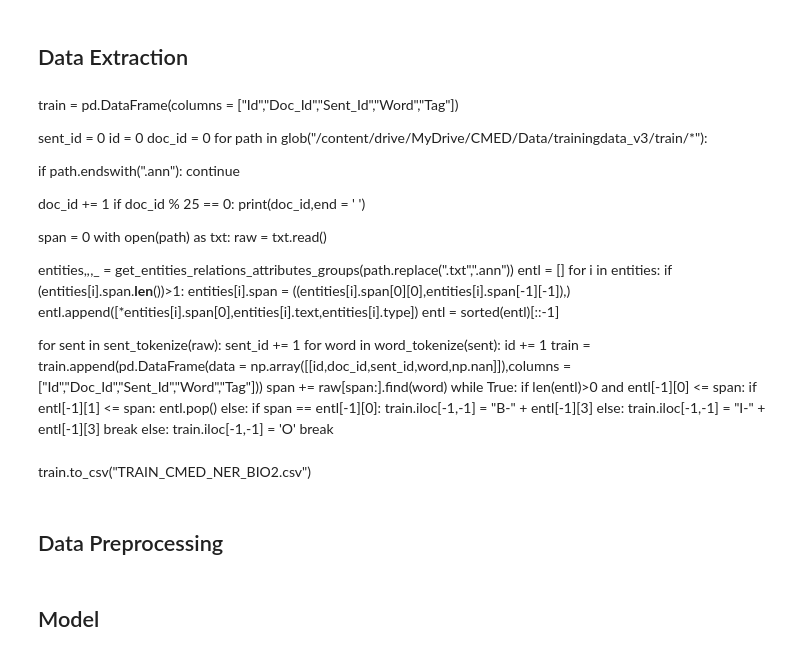
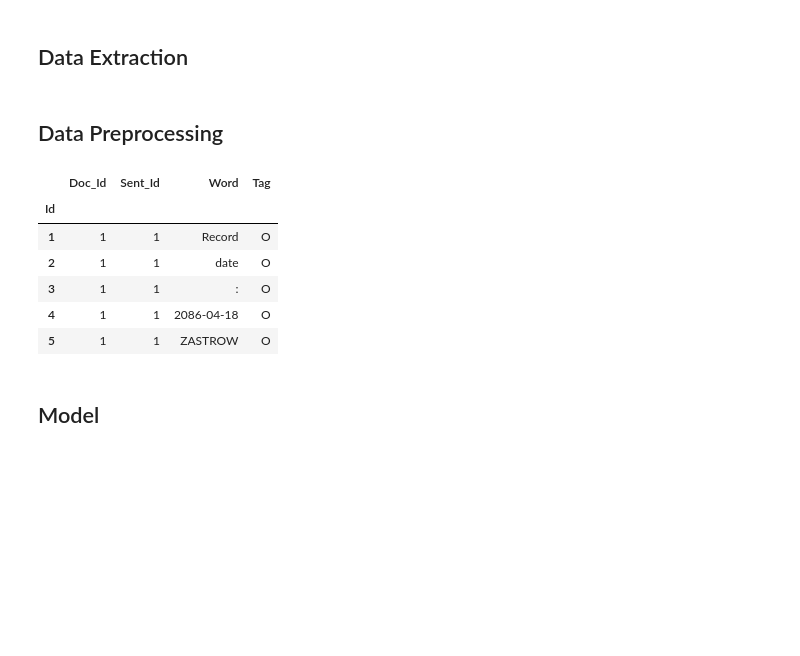
Before and after one commit to amansinha09/nncc, a Jupyter notebook: TASK_1_NER_TRAINING.ipynb, the cells around one changed output. Cells and saved outputs as stored; diff of their text form; code cells hidden in the pictures; blank space fills up the shorter version.

```diff
--- a/TASK_1_NER_TRAINING.ipynb
+++ b/TASK_1_NER_TRAINING.ipynb
@@ -44,51 +51,3 @@ drive.mount('/content/drive')
 # Task 1: NER
 # %% [markdown]
 ## Data Extraction
-# %% [markdown]
-train = pd.DataFrame(columns = ["Id","Doc_Id","Sent_Id","Word","Tag"])
-
-sent_id = 0
-id = 0
-doc_id = 0
-for path in glob("/content/drive/MyDrive/CMED/Data/trainingdata_v3/train/*"):
-
-  if path.endswith(".ann"):
-    continue
-
-  doc_id += 1
-  if doc_id % 25 == 0:
-    print(doc_id,end = ' ')
-
-  span = 0
-  with open(path) as txt:
-    raw = txt.read()
-
-  entities,_,_,_ = get_entities_relations_attributes_groups(path.replace(".txt",".ann"))
-  entl = []
-  for i in entities:
-    if (entities[i].span.__len__())>1:
-      entities[i].span = ((entities[i].span[0][0],entities[i].span[-1][-1]),)
-    entl.append([*entities[i].span[0],entities[i].text,entities[i].type])
-  entl = sorted(entl)[::-1]
-
-  for sent in sent_tokenize(raw):
-    sent_id += 1
-    for word in word_tokenize(sent):
-      id += 1
-      train = train.append(pd.DataFrame(data = np.array([[id,doc_id,sent_id,word,np.nan]]),columns = ["Id","Doc_Id","Sent_Id","Word","Tag"]))
-      span += raw[span:].find(word)
-      while True:
-        if len(entl)>0 and entl[-1][0] <= span:
-          if entl[-1][1] <= span:
-            entl.pop()
-          else:
-            if span == entl[-1][0]:
-              train.iloc[-1,-1] = "B-" + entl[-1][3]
-            else:
-              train.iloc[-1,-1] = "I-" + entl[-1][3]
-            break
-        else:
-          train.iloc[-1,-1] = 'O'
-          break
-# %% [markdown]
-train.to_csv("TRAIN_CMED_NER_BIO2.csv")
@@ -95,14 +113,22 @@ train.to_csv("TRAIN_CMED_NER_BIO2.csv")
 # %% [markdown]
 ## Data Preprocessing
 # %%
-train = pd.read_csv("../input/topsecret/TRAIN_CMED_NER_BIO2.csv")
+train = pd.read_csv("/content/drive/MyDrive/CMED/Task 1: Named Entity Recognition/TRAIN_CMED_NER_BIO2.csv")
 train_ner = train.copy()
 train_ner = train_ner.drop(np.where(train_ner["Word"].isnull())[0],axis=0)
 train_ner["Tag"] = [word[0] for word in train_ner["Tag"]]
 train_ner = train_ner.set_index("Id")
 train_ner = train_ner.drop("Unnamed: 0",axis = 1)
 del train
 train_ner.head()
+# %% [output]
+|  | Doc_Id | Sent_Id | Word | Tag |
+| Id |  |  |  |  |
+| 1 | 1 | 1 | Record | O |
+| 2 | 1 | 1 | date | O |
+| 3 | 1 | 1 | : | O |
+| 4 | 1 | 1 | 2086-04-18 | O |
+| 5 | 1 | 1 | ZASTROW | O |
 # %%
 grp_obj = train_ner.groupby("Sent_Id").apply(lambda x:[(word,label) for word,label in zip(x["Word"],x["Tag"])])
 
```
Also changed, not shown: parts of 53 cells of this notebook.
